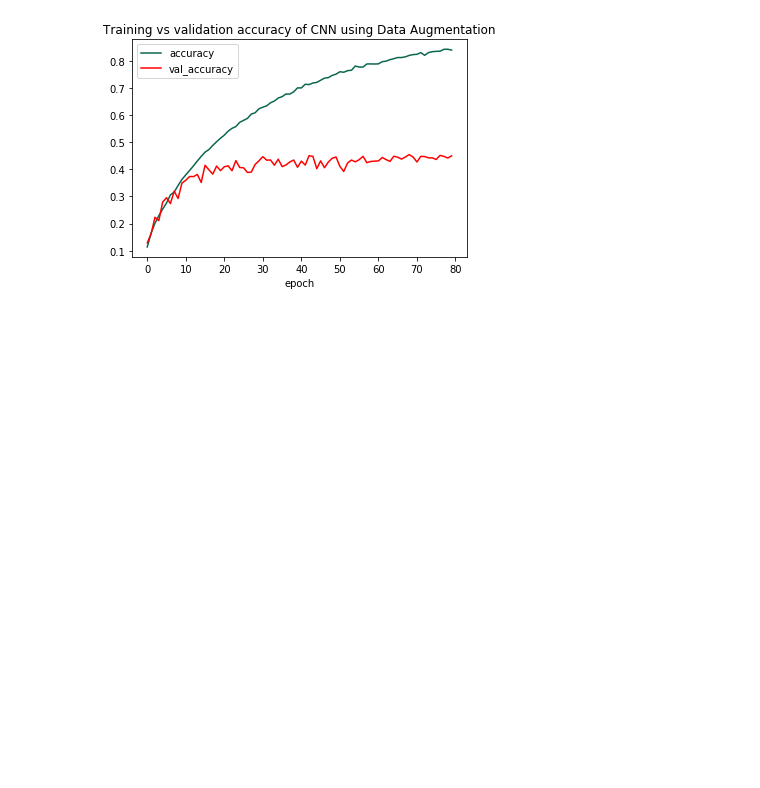
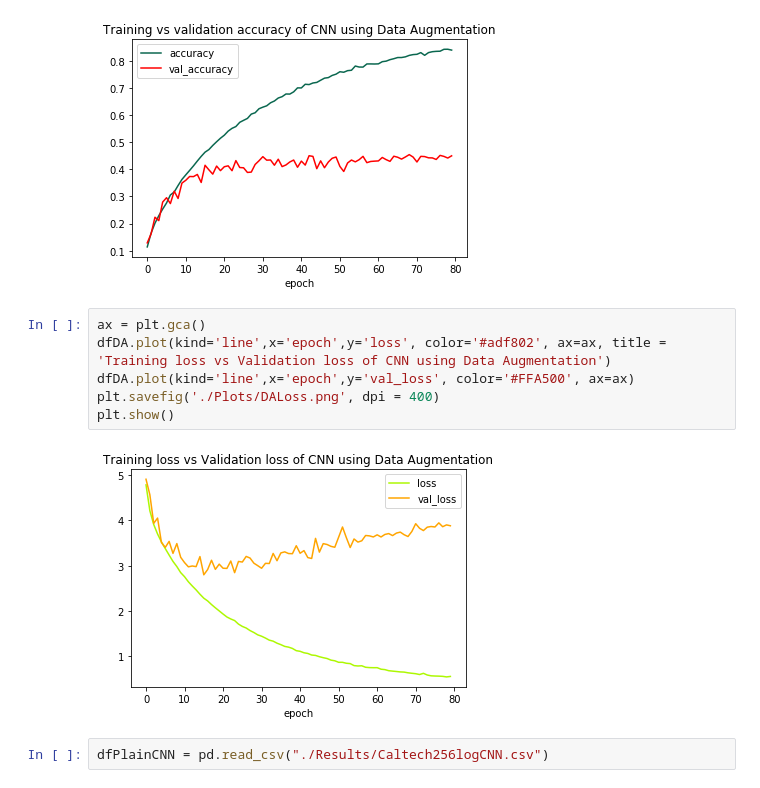
Before and after one commit to nasifimtiazohi/Caltech256-project, a Jupyter notebook: PlotGenerator.ipynb, the cells around one changed output. Drawn from its saved outputs; the diff is of its cells as text; blank space fills up the shorter version.

Commit message:
added all plots for results and discussions

```diff
--- a/PlotGenerator.ipynb
+++ b/PlotGenerator.ipynb
@@ -19,3 +19,13 @@ plt.savefig('./Plots/DAAccuracy.png', dpi = 400)
 plt.show()
 # %% [output]
 [figure]
+# %%
+ax = plt.gca()
+dfDA.plot(kind='line',x='epoch',y='loss', color='#adf802', ax=ax, title = 'Training loss vs Validation loss of CNN using Data Augmentation')
+dfDA.plot(kind='line',x='epoch',y='val_loss', color='#FFA500', ax=ax)
+plt.savefig('./Plots/DALoss.png', dpi = 400)
+plt.show()
+# %% [output]
+[figure, added]
+# %%
+dfPlainCNN = pd.read_csv("./Results/Caltech256logCNN.csv")
```
Also changed, not shown: parts of 10 cells of this notebook, 6 other files.
